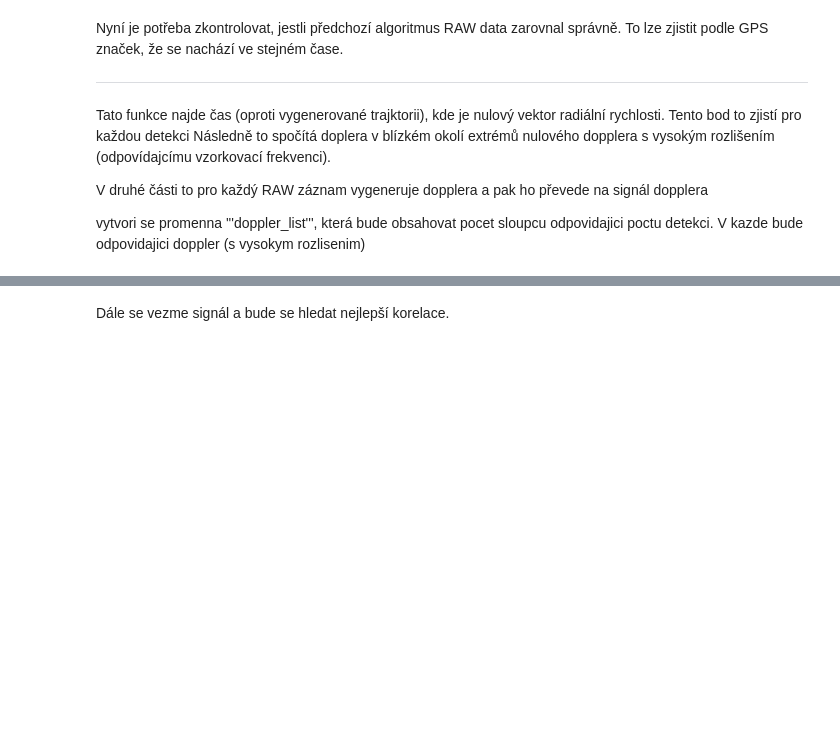
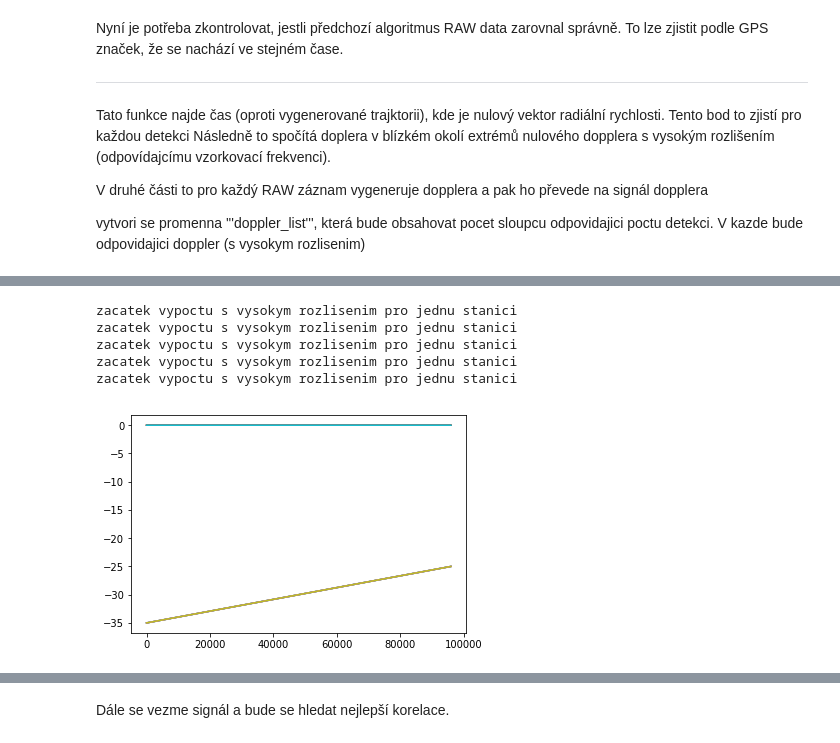
Before and after one commit to bolidozor/MeteorDataAnalyser, a Jupyter notebook: iPython/Bolidozor_vs_optical.ipynb, the cells around one changed output, grey strips where cells are left out. Drawn from its saved outputs; the diff is of its cells as text; code cells hidden in the pictures; blank space fills up the shorter version.

```diff
--- a/iPython/Bolidozor_vs_optical.ipynb
+++ b/iPython/Bolidozor_vs_optical.ipynb
@@ -72,7 +129,9 @@ stations['SVAKOV-R12']={'name': 'SVAKOV','latitude':49.2607,'longitude':14.6917,
 stations['ZVPP-R6']={'name': 'ZVPP','latitude':48.9869,'longitude':14.4675,'elevation':400, 'status': 'operational', 'type': 'receiver'}
 stations['HFN-R1']={'name': 'JHRADEC','latitude':49.1314,'longitude': 14.9999,'elevation':400, 'status': 'operational', 'type': 'receiver'}
 stations['VALMEZ-R1']={'name': 'VALMEZ','latitude':49.463038,'longitude': 17.973544,'elevation':400, 'status': 'testing', 'type': 'receiver'}
-stations['DDMTREBIC-R3']={'name': 'TREBIC','latitude':49.2071,'longitude':15.8759,'elevation':480, 'status': 'operational', 'type': 'receiver'}
+stations['DDMTREBIC-R3']={'name': 'DDMTREBIC','latitude':49.2071,'longitude':15.8759,'elevation':480, 'status': 'operational', 'type': 'receiver'}
+stations['OBSUPICE-R6']={'name': 'OBSUPICE','latitude':50.5067,'longitude':16.0115,'elevation':400, 'status': 'operational', 'type': 'receiver'}
+stations['NACHODSKO-R5']={'name': 'TREBIC','latitude':49.2071,'longitude':15.8759,'elevation':480, 'status': 'operational', 'type': 'receiver'}
 
 c = scipy.constants.c
 trans_station_point = np.array(geoC.GeographicToGeocentric(47.347993, 5.515079, 190))
@@ -163,10 +270,13 @@ fig, axis = plt.subplots(1, count, sharex=True, sharey=True, figsize=(20, 10))
 gps_calib = True
 minimal_time = None
 maximal_time = None
+min_date = None
+max_date = None
 
 for i, ax in enumerate(axis):
     try:
         bolid = bolids.result[selected[i]]
+        print(i, bolid['time_calib'])
         print (i, bolid['time_calib']['cor_file_beg'], bolid['namesimple'])
         hdulist = fits.open(bolid['url_file_raw'])
         met_data = np.abs(np.ravel(hdulist[0].data))
@@ -287,0 +382,40 @@ probehl vypocet dopplera s malym rozlisenim, casy jsou -6.8 az -5.9.
+# %%
+%%time
+
+# vypocet dopplera s vysokym rozlisenim (pro presne urceni dopplera v okamzik nulove radialni rychlosti)
+for meteor in selected:
+    print("zacatek vypoctu s vysokym rozlisenim pro jednu stanici")
+    bolid = bolids.result[selected[meteor]]
+
+    # prevedou se souradnice do kartezke soustavy a nasledne se spocita trajektorie (vektor) meteoru
+    met_start_point = np.array(geoC.GeographicToGeocentric(met_start_lat[0], met_start_lon[0], met_start_altitude[0]))
+    met_stop_point = np.array(geoC.GeographicToGeocentric(met_stop_lat[0], met_stop_lon[0], met_stop_altitude[0]))
+    station_point = np.array(geoC.GeographicToGeocentric(stations[bolid['namesimple']]['latitude'],
+                                                                 stations[bolid['namesimple']]['longitude'], stations[bolid['namesimple']]['elevation']))
+    met_points = generate_path(met_start_point, met_stop_point, met_velocity[0], timesteps)
+
+    # Vytvoreni modelu head-echa (dopplerovsky posuv modelu)
+    doppler = MLABvo.BolidozorTools.estimate_dopplers(met_points, timesteps, 143050000, trans_station_point, station_point)
+    #doppler_O = estimate_dopplers(met_points, timesteps, 143050000, trans_station_point, station_point)
+
+    # zapise se index bodu simulace, kde je dopplerovsky posuv nulovy
+    bolids.result[selected[meteor]]['doppler_zero_index'] = np.argmin(np.abs(doppler[:,1])) # doppler zero index (index, kde je nejmensi dopplerovsky posuv)
+
+    # Prevod dopplerovsych frekvenci na signal
+    # !!! Nejsem si jist, jestli toto provadim spravne
+    dt = timesteps[1]-timesteps[0]
+    signal = (np.sin(2*np.pi*dt*np.cumsum(np.interp(np.arange(len(doppler)), doppler[:,0], doppler[:, 1]))))
+
+    #zapsat signal dopplera a frekvence dopplera k meteoru
+    bolids.result[selected[meteor]]['doppler_signal'] = signal
+    bolids.result[selected[meteor]]['doppler_frequency'] = doppler
+    plt.plot(doppler)
+
+plt.show()
+# %% [output]
+zacatek vypoctu s vysokym rozlisenim pro jednu stanici
+zacatek vypoctu s vysokym rozlisenim pro jednu stanici
+zacatek vypoctu s vysokym rozlisenim pro jednu stanici
+zacatek vypoctu s vysokym rozlisenim pro jednu stanici
+zacatek vypoctu s vysokym rozlisenim pro jednu stanici
+[figure, added]
```
Also changed, not shown: parts of 24 cells of this notebook.
